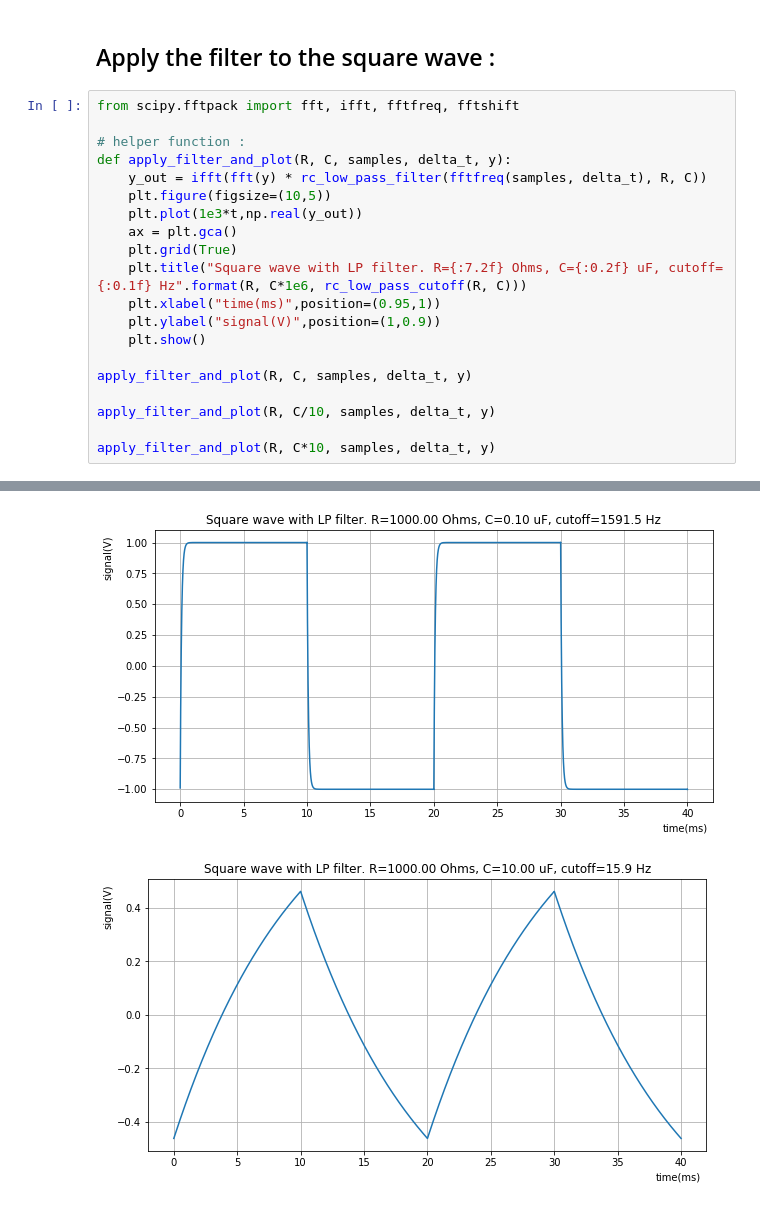
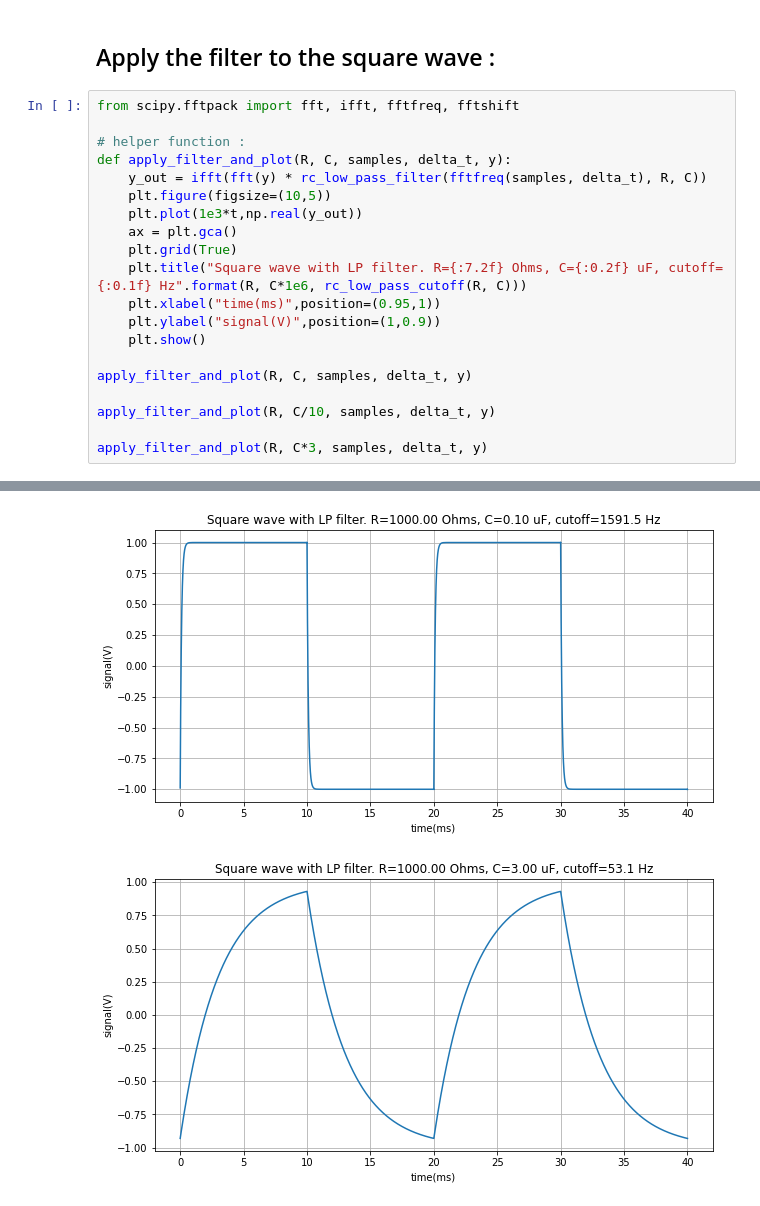
Before and after one commit to francoisgeorgy/jupyter-notebooks, a Jupyter notebook: electronics/filters/RC-LPF-on-squarewave.ipynb, the cells around one changed output, grey strips where cells are left out. Drawn from its saved outputs; the diff is of its cells as text.

```diff
--- a/electronics/filters/RC-LPF-on-squarewave.ipynb
+++ b/electronics/filters/RC-LPF-on-squarewave.ipynb
@@ -84,5 +84,5 @@ apply_filter_and_plot(R, C, samples, delta_t, y)
 
 apply_filter_and_plot(R, C/10, samples, delta_t, y)
 
-apply_filter_and_plot(R, C*10, samples, delta_t, y)
+apply_filter_and_plot(R, C*3, samples, delta_t, y)
 # %% [output]
@@ -90,2 +90,2 @@ apply_filter_and_plot(R, C*10, samples, delta_t, y)
-[figure, old version]
+[figure, new version]
-[figure, old version]
+[figure, new version]
```
Also changed, not shown: parts of 3 cells of this notebook.
